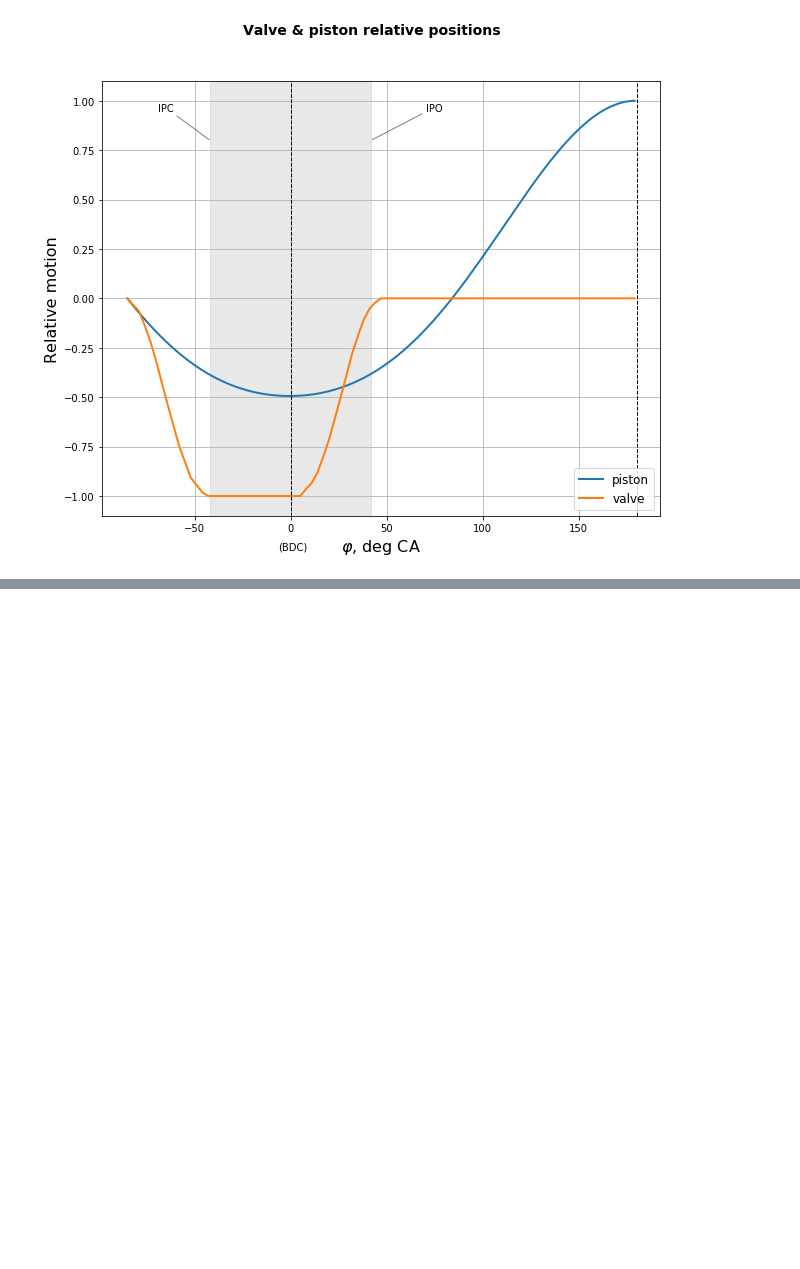
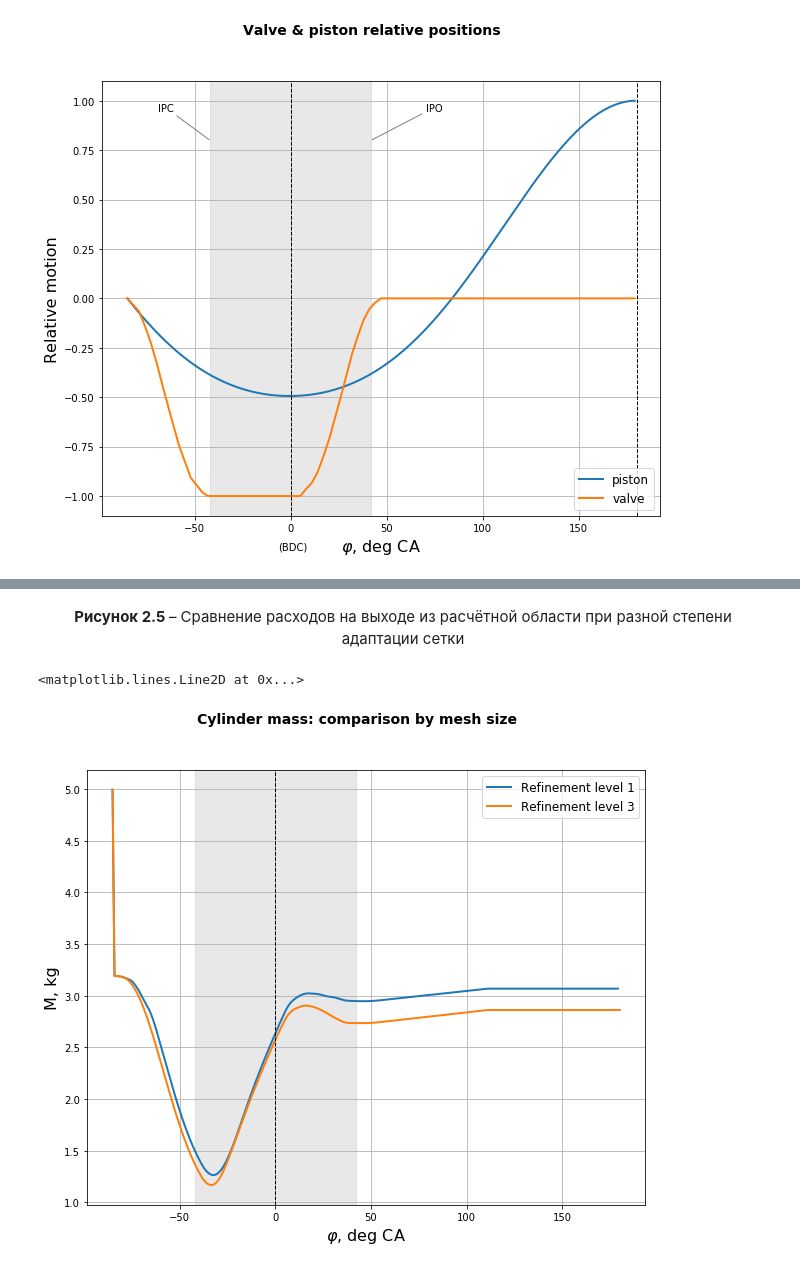
Before and after one commit to staneuski/dualFuelEngine, a Jupyter notebook: etc/FlowVision/MAN_BnW.ipynb, the cells around one changed output, grey strips where cells are left out. Drawn from its saved outputs; the diff is of its cells as text; code cells hidden in the pictures; blank space fills up the shorter version.

```diff
--- a/etc/FlowVision/MAN_BnW.ipynb
+++ b/etc/FlowVision/MAN_BnW.ipynb
@@ -832,0 +917,39 @@ def getGFlowVisionData(caseName):
+# %% [markdown]
+<center>
+    <b> Рисунок 2.5 </b> – Сравнение расходов на выходе из расчётной области при разной степени адаптации сетки
+</center>
+# %%
+''' Cylinder mass '''
+
+plt.figure(
+    figsize = (xFigSize, yFigSize)
+).suptitle(
+    'Cylinder mass: comparison by mesh size', fontweight = 'bold', fontsize = subplotFontSize
+)
+plt.plot(
+    range(-EVO, len(p_quarterRefinement1['Mass']) - EVO),
+    p_quarterRefinement1['Mass']*4,
+    linewidth = linewidthHeavy,
+    label = 'Refinement level 1'
+)
+# plt.plot(
+#     range(-EVO, len(p_quarterRefinement2['Mass']) - EVO),
+#     p_quarterRefinement2['Mass']*4,
+#     linewidth = linewidthHeavy,
+#     label = 'Refinement level 2'
+# )
+plt.plot(
+    range(-EVO, len(p_quarterRefinement3['Mass']) - EVO),
+    p_quarterRefinement3['Mass']*4,
+    linewidth = linewidthHeavy,
+    label = 'Refinement level 3'
+)
+plt.grid( True );    plt.legend( loc = 'best', fontsize = legendFontSize )
+plt.xlabel( '$\\varphi$, deg CA', fontsize = labelFontSize )
+plt.ylabel( 'M, kg', fontsize = labelFontSize )
+
+plt.axvspan(-IPC, IPO, alpha = 0.18, color = 'grey')
+plt.axvline(x = 0, color = 'black', linestyle = '--', linewidth = linewidthLight)
+# %% [output]
+<matplotlib.lines.Line2D at 0x...>
+[figure, added]
```
Also changed, not shown: parts of 34 cells of this notebook.
